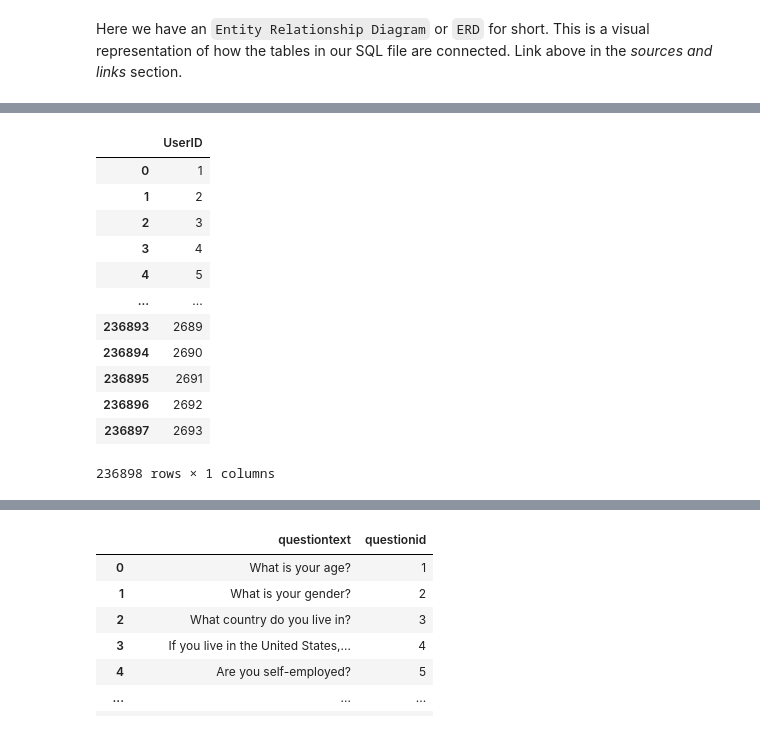
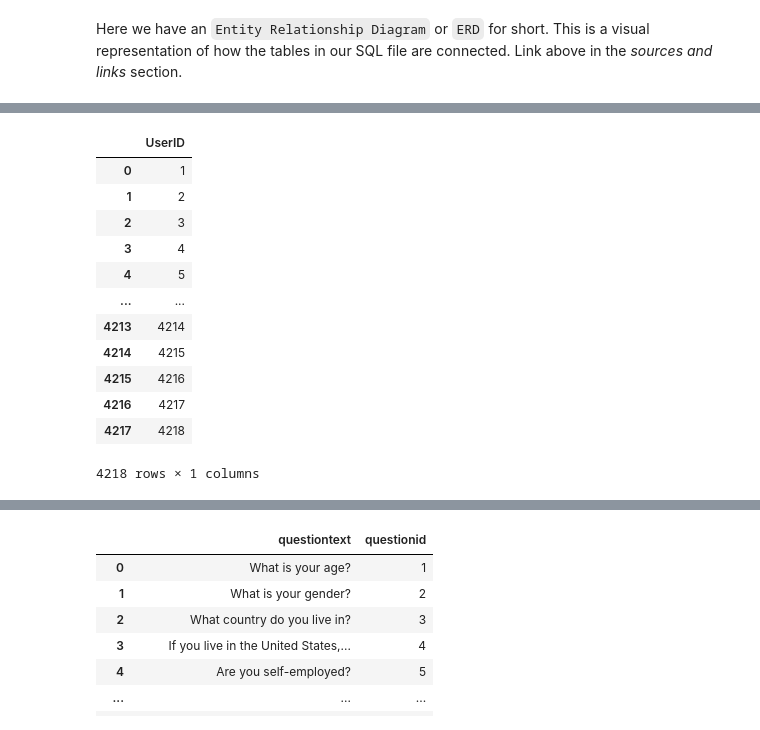
Before and after one commit to Djohnson1313/mental_health_sql, a Jupyter notebook: mental_health_analysis.ipynb, the cells around one changed output, grey strips where cells are left out. Saved outputs shown, nothing was run; the diff lists cells and outputs as text; code cells hidden in the pictures.

```diff
--- a/mental_health_analysis.ipynb
+++ b/mental_health_analysis.ipynb
@@ -99,22 +99,23 @@ Here we have an `Entity Relationship Diagram` or `ERD` for short. This is a visu
 # %%
 pd.read_sql('''
 select userid
 from answer
+group by userid
 ''',conn)
 # %% [output]
 |  | UserID |
 | 0 | 1 |
 | 1 | 2 |
 | 2 | 3 |
 | 3 | 4 |
 | 4 | 5 |
 | ... | ... |
-| 236893 | 2689 |
-| 236894 | 2690 |
-| 236895 | 2691 |
-| 236896 | 2692 |
-| 236897 | 2693 |
+| 4213 | 4214 |
+| 4214 | 4215 |
+| 4215 | 4216 |
+| 4216 | 4217 |
+| 4217 | 4218 |
-236898 rows × 1 columns
+4218 rows × 1 columns
 # %%
 ids = pd.read_sql('''
 select userid
```
Also changed, not shown: parts of 14 cells of this notebook.
